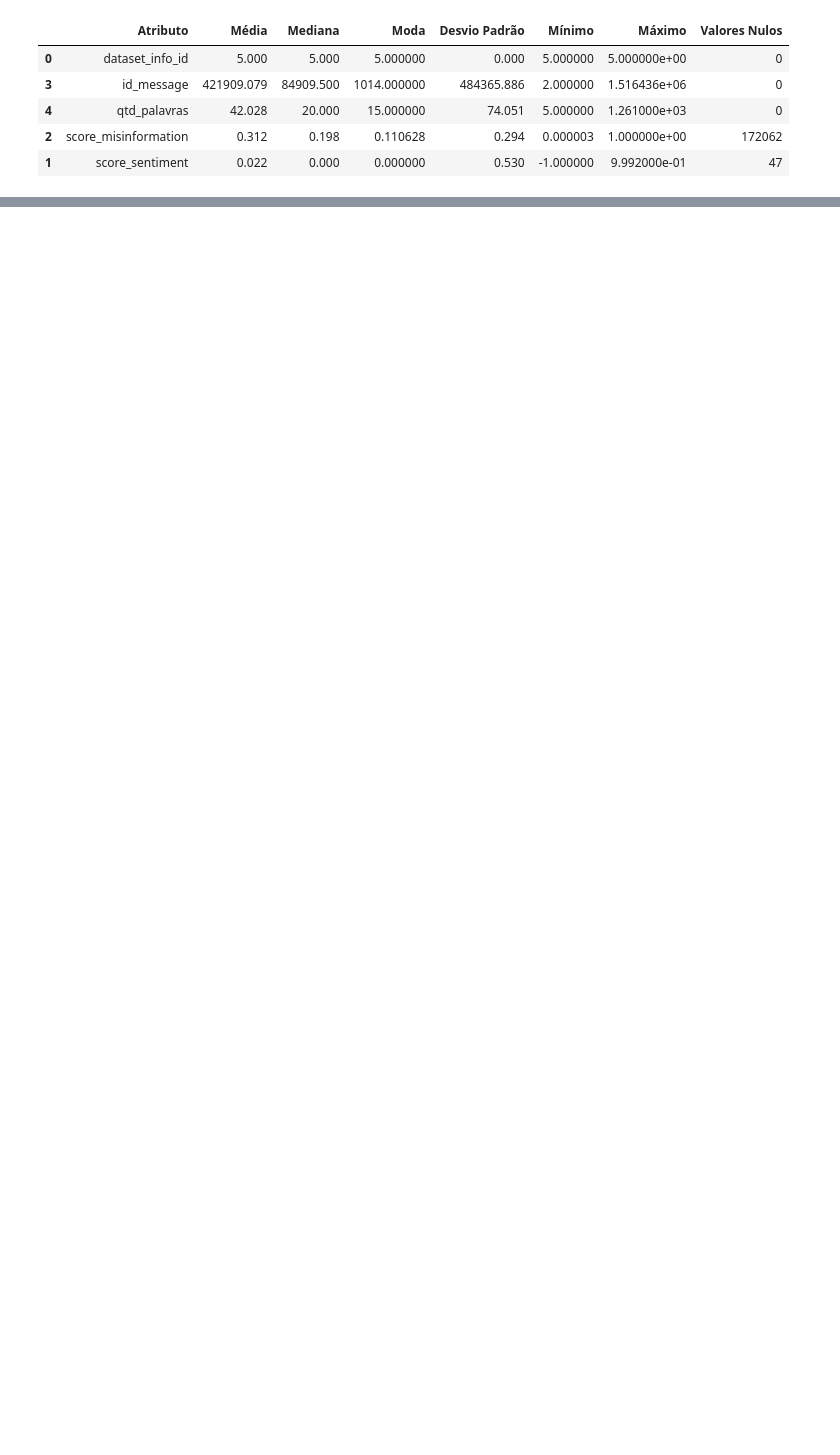
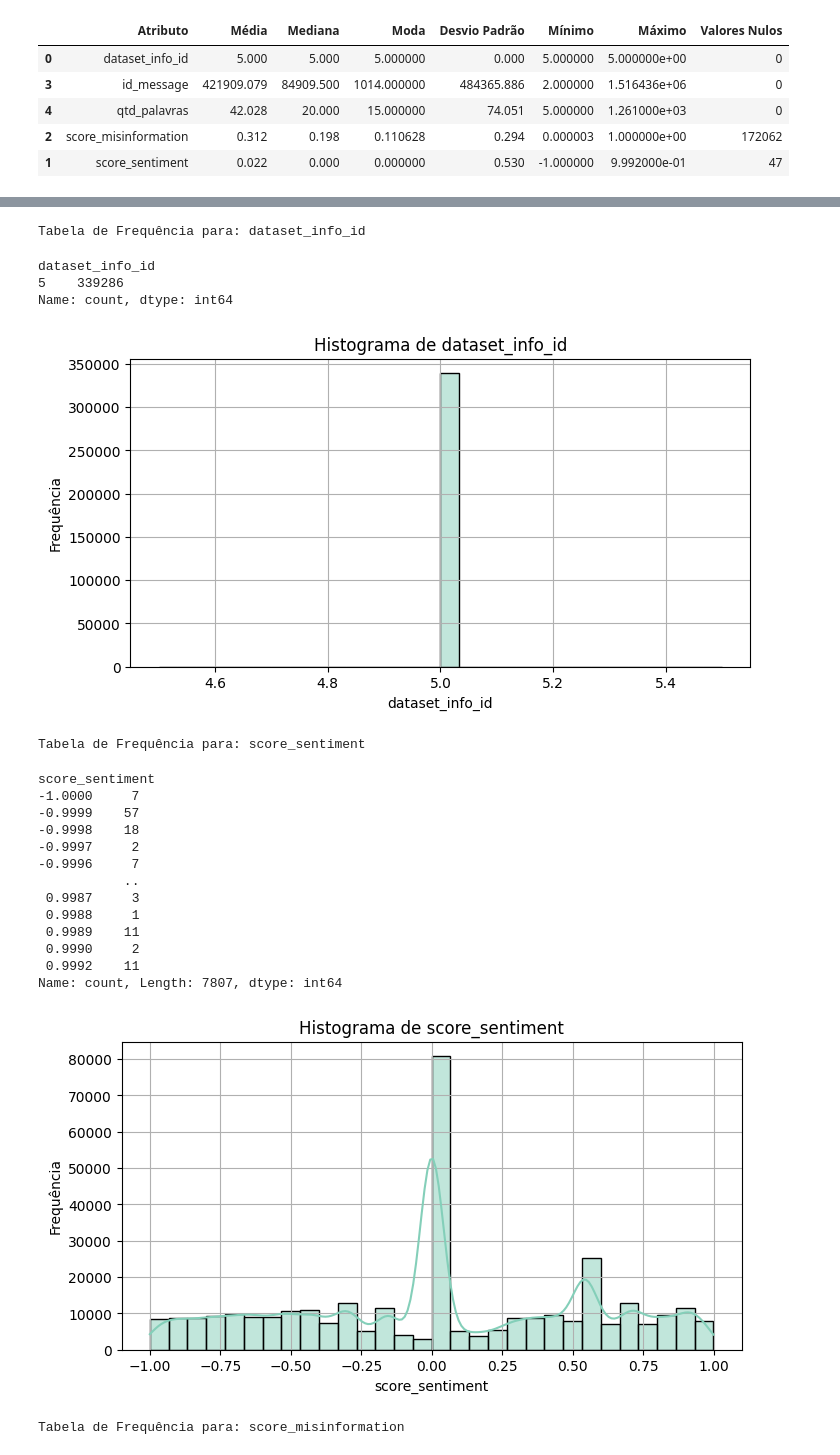
Before and after one commit to EstherMart/Data-Mining, a Jupyter notebook: Lista03_AnaliseDeDados/analise_de_dados.ipynb, the cells around one changed output, grey strips where cells are left out. Cells and saved outputs as stored; diff of their text form; code cells hidden in the pictures; blank space fills up the shorter version.

```diff
--- a/Lista03_AnaliseDeDados/analise_de_dados.ipynb
+++ b/Lista03_AnaliseDeDados/analise_de_dados.ipynb
@@ -405,0 +473,47 @@ display(df_medidas_central.sort_values(by='Atributo'))
+# %%
+# Seleção das colunas numéricas com base nos tipos
+atributos_numericos = df_sem_mensagens_curtas.select_dtypes(include=['int64', 'float64']).columns
+
+# Loop pelas colunas numéricas
+for coluna in atributos_numericos:
+    serie = df_sem_mensagens_curtas[coluna].dropna()
+
+    # Tabela de Frequência
+    frequencia = serie.value_counts().sort_index()
+    print(f"\nTabela de Frequência para: {coluna}")
+    display(frequencia)
+
+
+    # Seleciona uma cor da paleta BuGn
+    bu_gn_color = sns.color_palette("BuGn", as_cmap=False)[2]  # Seleciona um tom intermediário
+
+    # Histograma
+    plt.figure(figsize=(8, 4))
+    sns.histplot(serie, bins=30, kde=True, color=bu_gn_color)
+    plt.title(f'Histograma de {coluna}')
+    plt.xlabel(coluna)
+    plt.ylabel('Frequência')
+    plt.grid(True)
+    plt.show()
+# %% [output]
+Tabela de Frequência para: dataset_info_id
+dataset_info_id
+5    339286
+Name: count, dtype: int64
+[figure, added]
+Tabela de Frequência para: score_sentiment
+score_sentiment
+-1.0000     7
+-0.9999    57
+-0.9998    18
+-0.9997     2
+-0.9996     7
+           ..
+ 0.9987     3
+ 0.9988     1
+ 0.9989    11
+ 0.9990     2
+ 0.9992    11
+Name: count, Length: 7807, dtype: int64
+[figure, added]
+Tabela de Frequência para: score_misinformation
```
Also changed, not shown: parts of 13 cells of this notebook.
